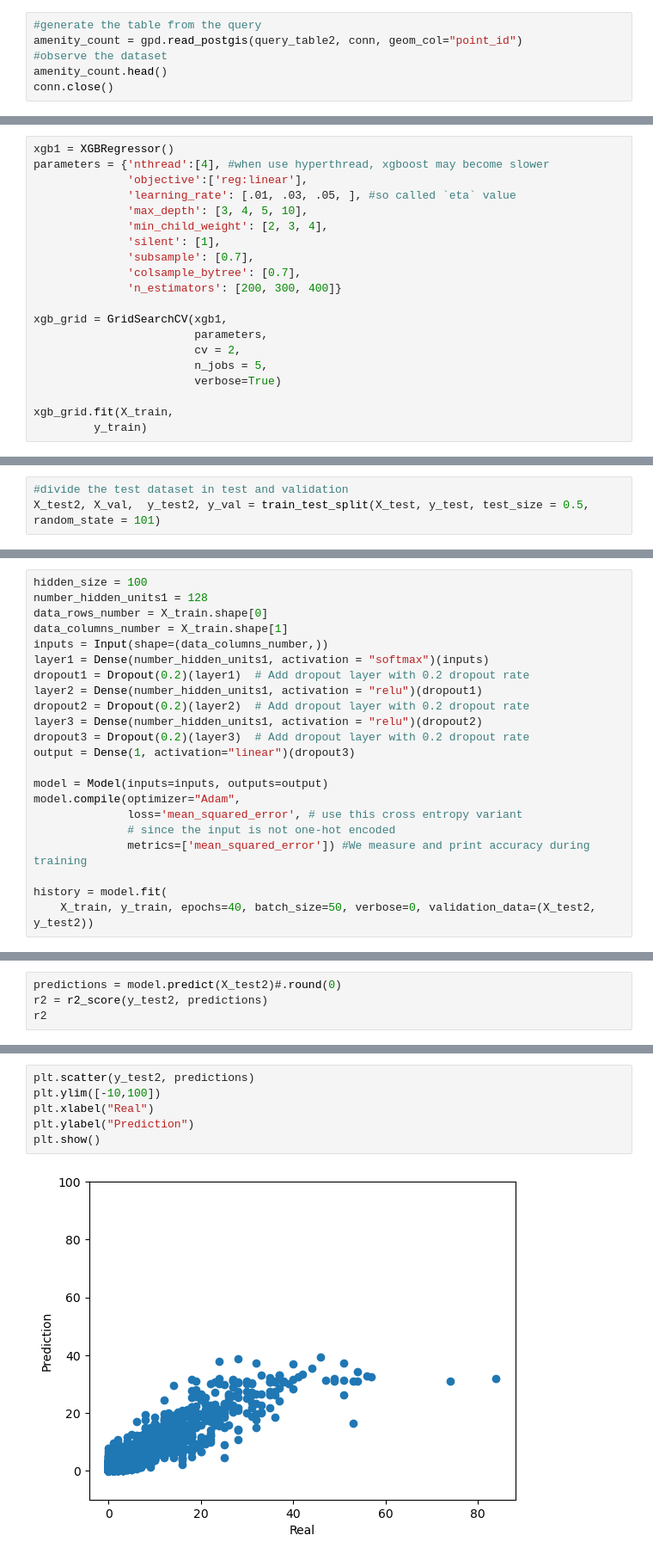
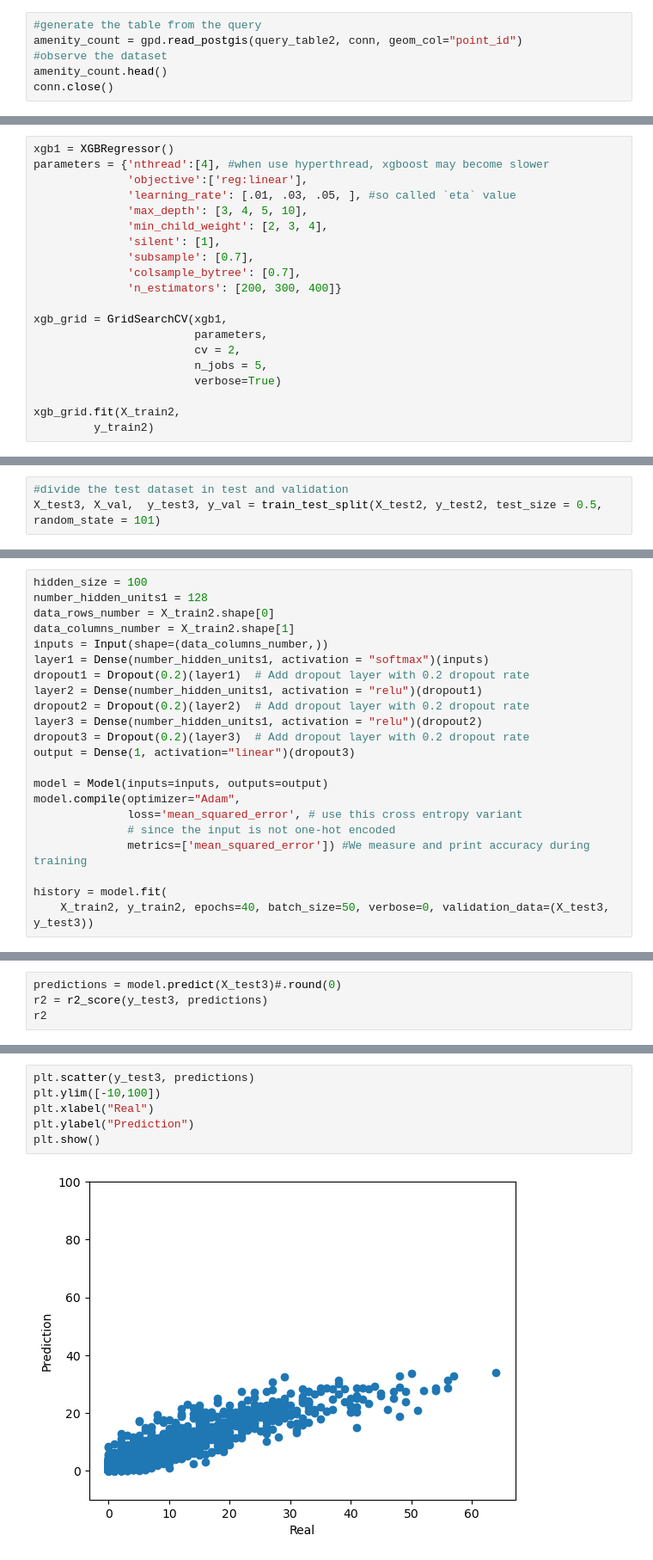
Before and after one commit to jesica-olivares/ccp_osm_group2, a Jupyter notebook: models.ipynb, the cells around one changed output, grey strips where cells are left out. Shown at 86% size. Saved outputs shown, nothing was run; the diff lists cells and outputs as text.

```diff
--- a/models.ipynb
+++ b/models.ipynb
@@ -128,7 +162,7 @@ xgb_grid = GridSearchCV(xgb1,
                         n_jobs = 5,
                         verbose=True)
 
-xgb_grid.fit(X_train,
-         y_train)
+xgb_grid.fit(X_train2,
+         y_train2)
 # %% [output]
 Fitting 2 folds for each of 108 candidates, totalling 216 fits
@@ -161,5 +195,5 @@ print(xgb_grid.best_params_)
 # %%
 #divide the test dataset in test and validation
-X_test2, X_val,  y_test2, y_val = train_test_split(X_test, y_test, test_size = 0.5, random_state = 101)
+X_test3, X_val,  y_test3, y_val = train_test_split(X_test2, y_test2, test_size = 0.5, random_state = 101)
 # %%
 scaler = MinMaxScaler()
@@ -242,8 +278,8 @@ r2
 # %%
 hidden_size = 100
 number_hidden_units1 = 128
-data_rows_number = X_train.shape[0]
-data_columns_number = X_train.shape[1]
+data_rows_number = X_train2.shape[0]
+data_columns_number = X_train2.shape[1]
 inputs = Input(shape=(data_columns_number,))
 layer1 = Dense(number_hidden_units1, activation = "softmax")(inputs)
 dropout1 = Dropout(0.2)(layer1)  # Add dropout layer with 0.2 dropout rate
@@ -260,7 +296,7 @@ model.compile(optimizer="Adam",
               metrics=['mean_squared_error']) #We measure and print accuracy during training
 
 history = model.fit(
-    X_train, y_train, epochs=40, batch_size=50, verbose=0, validation_data=(X_test2, y_test2))
+    X_train2, y_train2, epochs=40, batch_size=50, verbose=0, validation_data=(X_test3, y_test3))
 # %%
 plt.plot(history.history["mean_squared_error"], label="train")
 plt.plot(history.history["val_mean_squared_error"], label="val")
@@ -271,5 +307,5 @@ plt.legend()
 # %%
-predictions = model.predict(X_test2)#.round(0)
-r2 = r2_score(y_test2, predictions)
+predictions = model.predict(X_test3)#.round(0)
+r2 = r2_score(y_test3, predictions)
 r2
 # %% [output]
@@ -278,10 +314,10 @@ r2
 # %%
-plt.scatter(y_test2, predictions)
+plt.scatter(y_test3, predictions)
 plt.ylim([-10,100])
 plt.xlabel("Real")
 plt.ylabel("Prediction")
 plt.show()
 # %% [output]
-[figure, old version]
+[figure, new version]
 # %%
 hidden_size = 100
```
Also changed, not shown: parts of 33 cells of this notebook, 3 other files.
